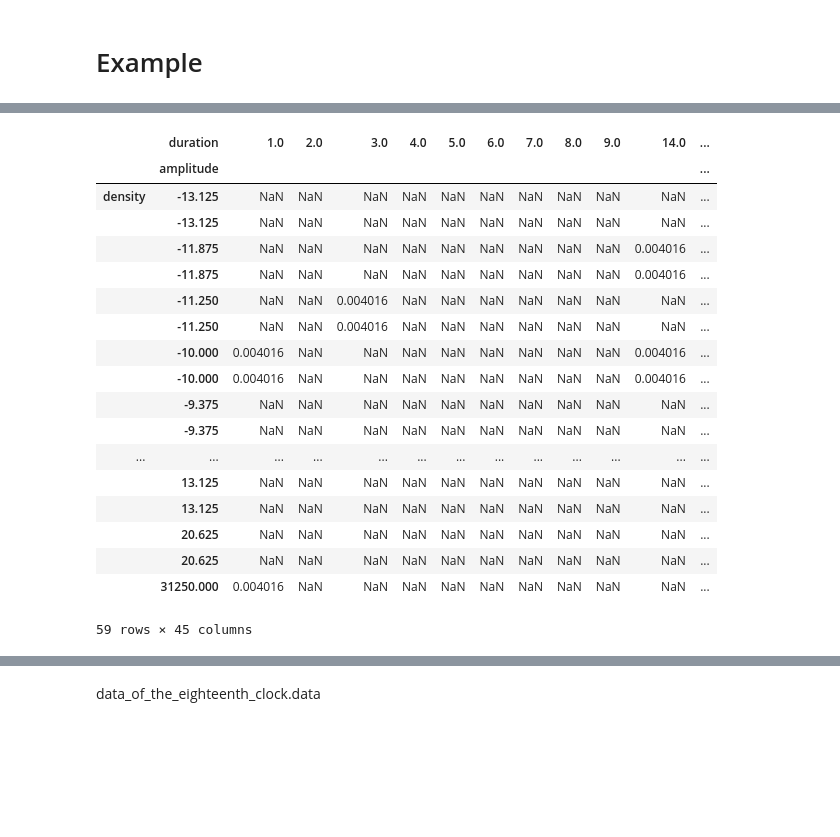
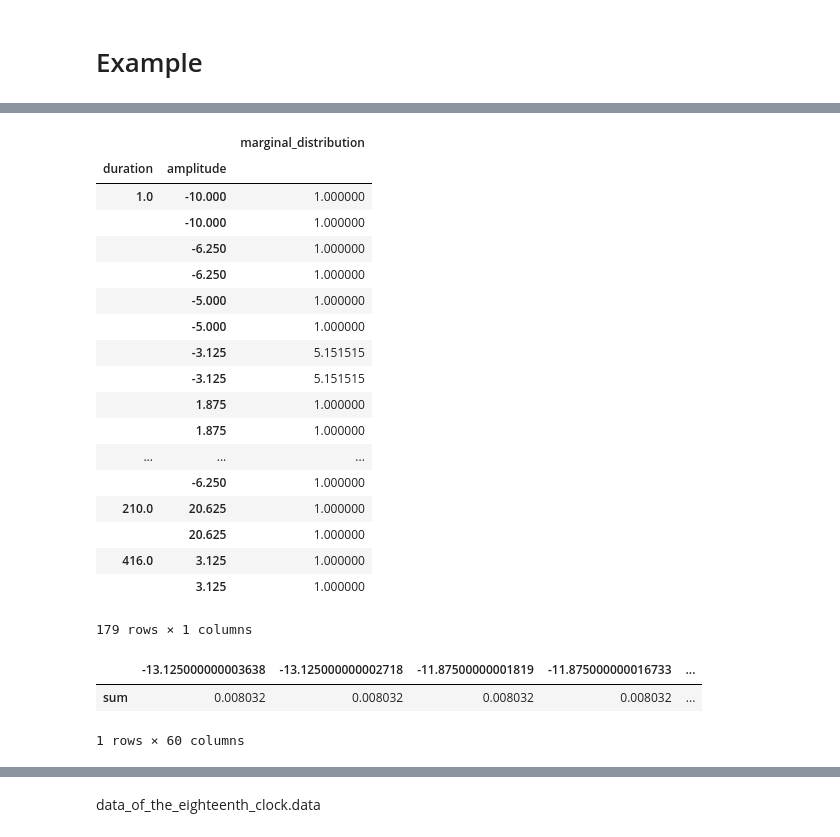
Before and after one commit to birdalugur/cefis2, a Jupyter notebook: run.ipynb, the cells around one changed output, grey strips where cells are left out. Cells and saved outputs as stored; diff of their text form; code cells hidden in the pictures; blank space fills up the shorter version.

```diff
--- a/run.ipynb
+++ b/run.ipynb
@@ -165,22 +147,0 @@ df_piv
-# %%
-df_group.unstack().transpose()
-# %% [output]
-|  | duration | 1.0 | 2.0 | 3.0 | 4.0 | 5.0 | 6.0 | 7.0 | 8.0 | 9.0 | 14.0 | ... |
-|  | amplitude |  |  |  |  |  |  |  |  |  |  | ... |
-| density | -13.125 | NaN | NaN | NaN | NaN | NaN | NaN | NaN | NaN | NaN | NaN | ... |
-|  | -13.125 | NaN | NaN | NaN | NaN | NaN | NaN | NaN | NaN | NaN | NaN | ... |
-|  | -11.875 | NaN | NaN | NaN | NaN | NaN | NaN | NaN | NaN | NaN | 0.004016 | ... |
-|  | -11.875 | NaN | NaN | NaN | NaN | NaN | NaN | NaN | NaN | NaN | 0.004016 | ... |
-|  | -11.250 | NaN | NaN | 0.004016 | NaN | NaN | NaN | NaN | NaN | NaN | NaN | ... |
-|  | -11.250 | NaN | NaN | 0.004016 | NaN | NaN | NaN | NaN | NaN | NaN | NaN | ... |
-|  | -10.000 | 0.004016 | NaN | NaN | NaN | NaN | NaN | NaN | NaN | NaN | 0.004016 | ... |
-|  | -10.000 | 0.004016 | NaN | NaN | NaN | NaN | NaN | NaN | NaN | NaN | 0.004016 | ... |
-|  | -9.375 | NaN | NaN | NaN | NaN | NaN | NaN | NaN | NaN | NaN | NaN | ... |
-|  | -9.375 | NaN | NaN | NaN | NaN | NaN | NaN | NaN | NaN | NaN | NaN | ... |
-| ... | ... | ... | ... | ... | ... | ... | ... | ... | ... | ... | ... | ... |
-|  | 13.125 | NaN | NaN | NaN | NaN | NaN | NaN | NaN | NaN | NaN | NaN | ... |
-|  | 13.125 | NaN | NaN | NaN | NaN | NaN | NaN | NaN | NaN | NaN | NaN | ... |
-|  | 20.625 | NaN | NaN | NaN | NaN | NaN | NaN | NaN | NaN | NaN | NaN | ... |
-|  | 20.625 | NaN | NaN | NaN | NaN | NaN | NaN | NaN | NaN | NaN | NaN | ... |
-|  | 31250.000 | 0.004016 | NaN | NaN | NaN | NaN | NaN | NaN | NaN | NaN | NaN | ... |
-59 rows × 45 columns
@@ -188,0 +148,26 @@ data_of_the_eighteenth_clock = all_density['6AU8_6BU8'][time(18)]
+# %%
+df_piv_d = df_piv.drop('All',axis=1)
+# %%
+density = (df_piv_d.iloc[:-1]/ df_piv_d.iloc[-1]).stack().to_frame('marginal_distribution')
+# %%
+density
+# %% [output]
+|  |  | marginal_distribution |
+| duration | amplitude |  |
+| 1.0 | -10.000 | 1.000000 |
+|  | -10.000 | 1.000000 |
+|  | -6.250 | 1.000000 |
+|  | -6.250 | 1.000000 |
+|  | -5.000 | 1.000000 |
+|  | -5.000 | 1.000000 |
+|  | -3.125 | 5.151515 |
+|  | -3.125 | 5.151515 |
+|  | 1.875 | 1.000000 |
+|  | 1.875 | 1.000000 |
+| ... | ... | ... |
+|  | -6.250 | 1.000000 |
+| 210.0 | 20.625 | 1.000000 |
+|  | 20.625 | 1.000000 |
+| 416.0 | 3.125 | 1.000000 |
+|  | 3.125 | 1.000000 |
+179 rows × 1 columns
@@ -188,0 +176,6 @@ data_of_the_eighteenth_clock = all_density['6AU8_6BU8'][time(18)]
+# %%
+df_piv.agg(['sum'])
+# %% [output]
+|  | -13.125000000003638 | -13.125000000002718 | -11.87500000001819 | -11.875000000016733 | ... |
+| sum | 0.008032 | 0.008032 | 0.008032 | 0.008032 | ... |
+1 rows × 60 columns
```
Also changed, not shown: parts of 16 cells of this notebook, 2 other files.
